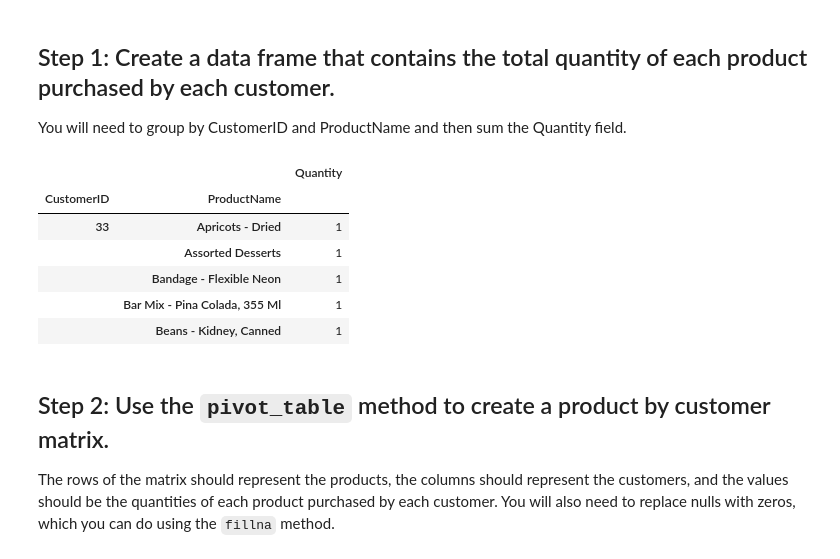
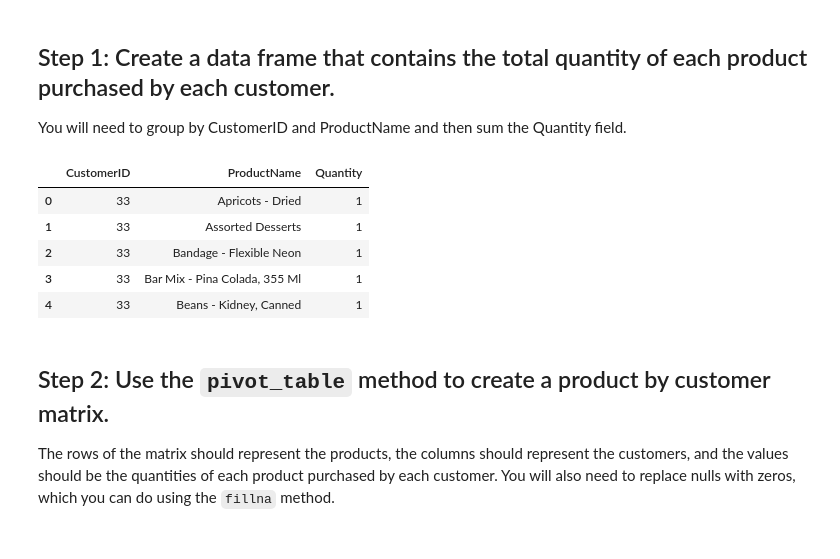
Before and after one commit to NSG2019/data-labs, a Jupyter notebook: module-2/lab-intro-recommender-systems/your-code/main.ipynb, the cells around one changed output. Saved outputs shown, nothing was run; the diff lists cells and outputs as text; code cells hidden in the pictures.

```diff
--- a/module-2/lab-intro-recommender-systems/your-code/main.ipynb
+++ b/module-2/lab-intro-recommender-systems/your-code/main.ipynb
@@ -24,17 +24,15 @@ data.head()
 
 You will need to group by CustomerID and ProductName and then sum the Quantity field.
 # %%
-products_by_client = data[["CustomerID", "ProductName", "Quantity"]].groupby(["CustomerID", "ProductName"]).sum()
-
+products_by_client = data.groupby(['CustomerID', 'ProductName'])[['Quantity']].sum().reset_index()
 products_by_client.head()
 # %% [output]
-|  |  | Quantity |
-| CustomerID | ProductName |  |
-| 33 | Apricots - Dried | 1 |
-|  | Assorted Desserts | 1 |
-|  | Bandage - Flexible Neon | 1 |
-|  | Bar Mix - Pina Colada, 355 Ml | 1 |
-|  | Beans - Kidney, Canned | 1 |
+|  | CustomerID | ProductName | Quantity |
+| 0 | 33 | Apricots - Dried | 1 |
+| 1 | 33 | Assorted Desserts | 1 |
+| 2 | 33 | Bandage - Flexible Neon | 1 |
+| 3 | 33 | Bar Mix - Pina Colada, 355 Ml | 1 |
+| 4 | 33 | Beans - Kidney, Canned | 1 |
 # %% [markdown]
 ## Step 2: Use the `pivot_table` method to create a product by customer matrix.
 
```
Also changed, not shown: parts of 17 cells of this notebook.
